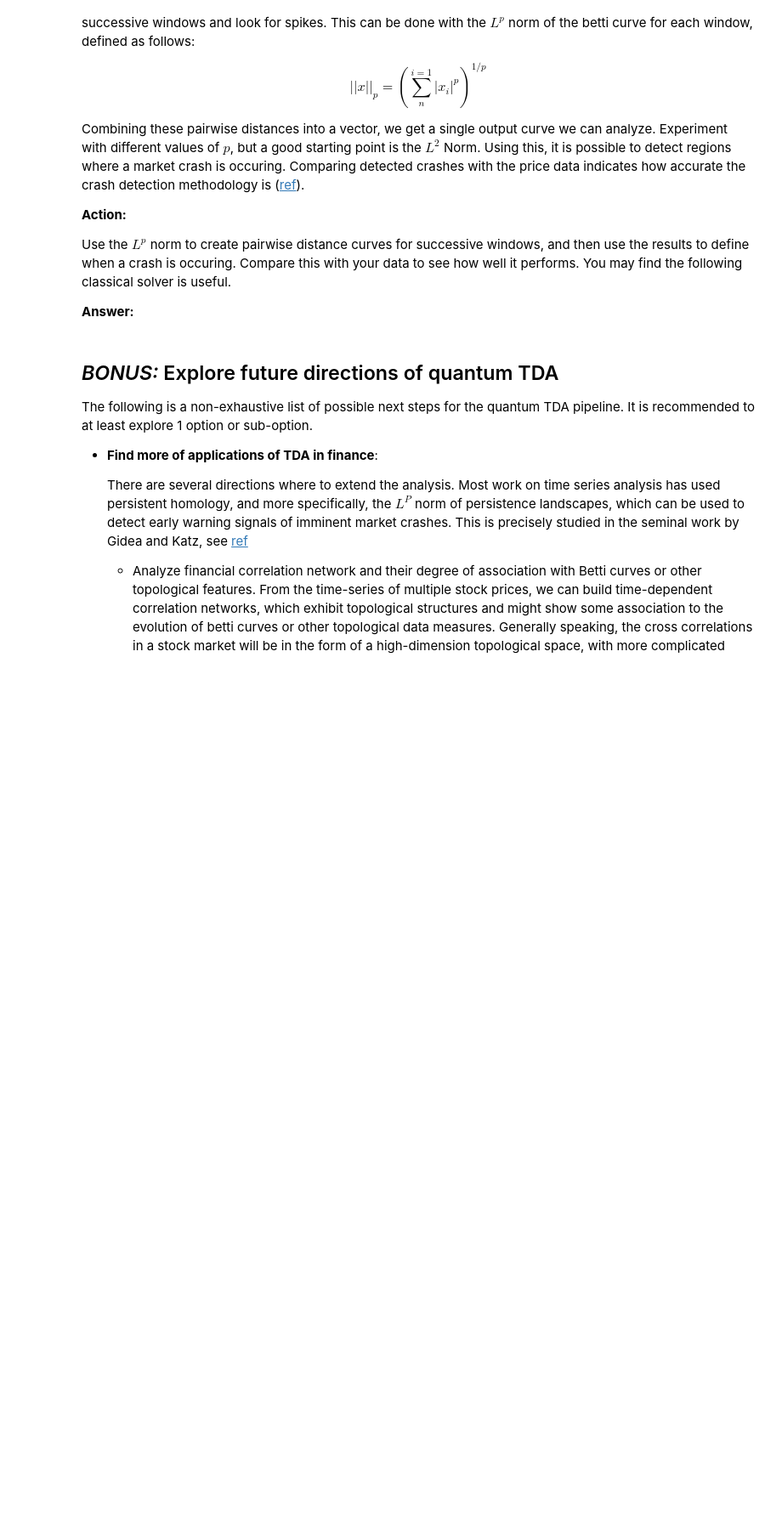
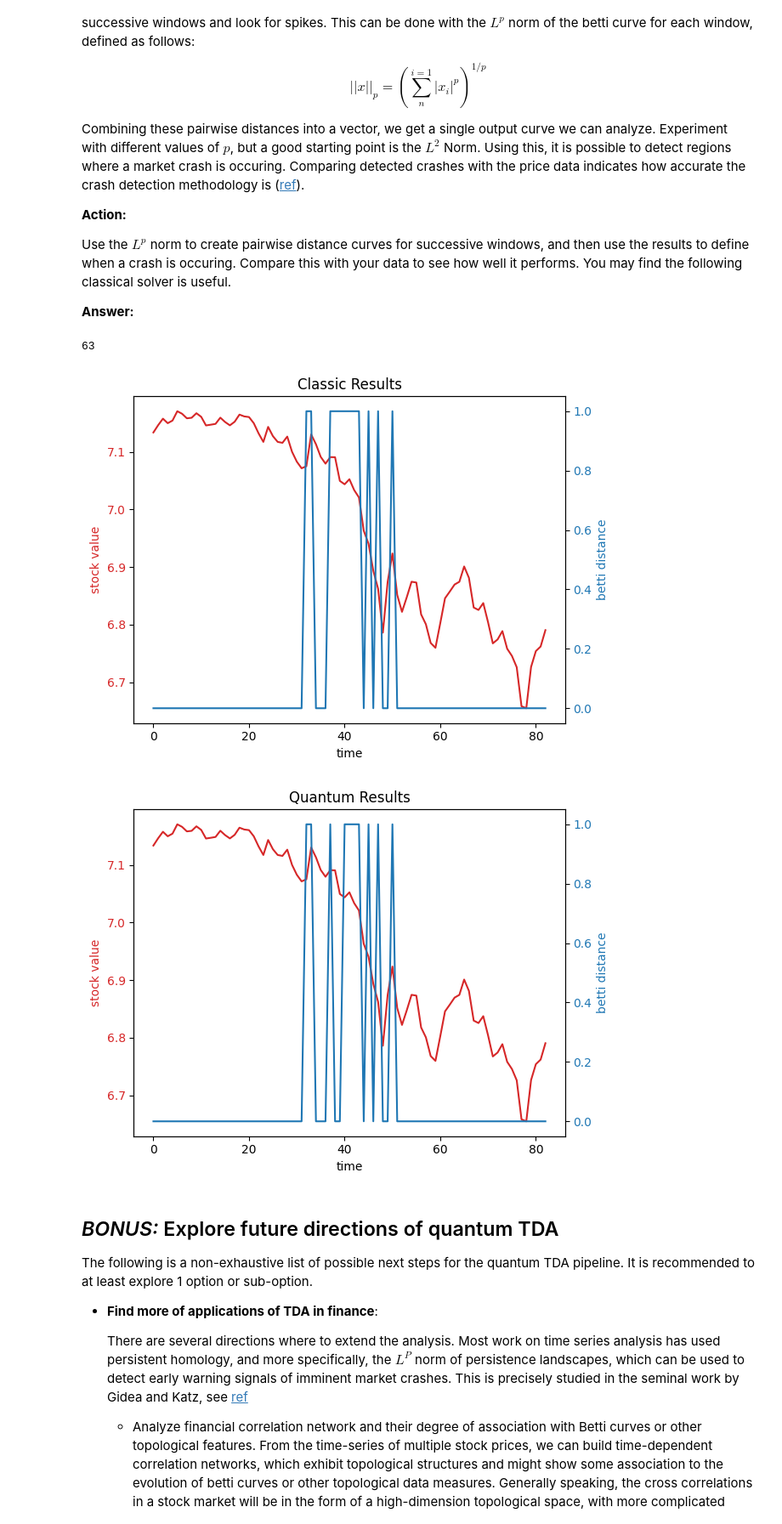
Before and after one commit to iQuHACK/2025-Moodys, a Jupyter notebook: moodys_challenge.ipynb, the cells around one changed output. Shown at 85% size. Saved outputs shown, nothing was run; the diff lists cells and outputs as text; code cells hidden in the pictures; blank space fills up the shorter version.

```diff
--- a/moodys_challenge.ipynb
+++ b/moodys_challenge.ipynb
@@ -107,8 +107,8 @@ To assess the practical applicability of TDA with quantum techniques, we will an
 import pandas as pd
 import numpy as np
 
-# time_series = np.log(pd.read_csv("SP500.csv", header=None).to_numpy().squeeze())
-time_series = np.log(pd.read_csv("sp500_full.csv", header=None, usecols=[1]).to_numpy().squeeze())
+time_series = np.log(pd.read_csv("SP500.csv", header=None).to_numpy().squeeze())
+# time_series = np.log(pd.read_csv("sp500.csv", header=None, usecols=[1]).to_numpy().squeeze())
 # %%
 N = 4 # dimension of vectors
 d = 5 # time delay
@@ -1122,3 +1045,5 @@ for i in range(1, betti_numbers_all.shape[0]):
 
 #print(betti_numbers_all)
 print(len(betti_distance))  # Print the length of betti_distance
+# %% [output]
+63
@@ -1127,6 +1054,7 @@ stock = np.log(pd.read_csv("sp500.csv", header=None, usecols=[0]).to_numpy().squ
 #y1 = y1[:2200]
 # #y1 = data['Close'].to_numpy().squeeze()
 #y2 = np.pad(betti_distance, (int((y1.shape[0] - int(len(betti_distance)))/2), int((y1.shape[0] - len(betti_distance)+1)/2)) , mode='constant', constant_values=(0, 0))
+y1 = stock
 t = np.arange(0, len(y1))
 
 #data1 = y1
@@ -1177,33 +1105,36 @@ fig.tight_layout()
 #plt.show()
 plt.savefig("classic_test.png")
 
 
 quantum = betti_distance_quantum
 for i in range(len(quantum), y1.shape[0]):
     quantum.append(0)
 
 #print(len(y2), y1.shape)
 
 fig, ax1 = plt.subplots()
 
 plt.title("Quantum Results")
 color = 'tab:red'
 ax1.set_xlabel('time')
 ax1.set_ylabel('stock value', color=color)
 ax1.plot(t, stock, color=color)
 ax1.tick_params(axis='y', labelcolor=color)
 #ax1.title("Quantum Results")
 
 ax2 = ax1.twinx()  # instantiate a second Axes that shares the same x-axis
 
 color = 'tab:blue'
 ax2.set_ylabel(f'betti distance', color=color)
 ax2.plot(t, quantum, color=color)
 ax2.tick_params(axis='y', labelcolor=color)
 
 fig.tight_layout()
 #plt.show()
 plt.savefig("quantum_test.png")
+# %% [output]
+[figure, added]
+[figure, added]
 # %% [markdown]
 ## *BONUS:* Explore future directions of quantum TDA
 
```
Also changed, not shown: parts of 23 cells of this notebook.
